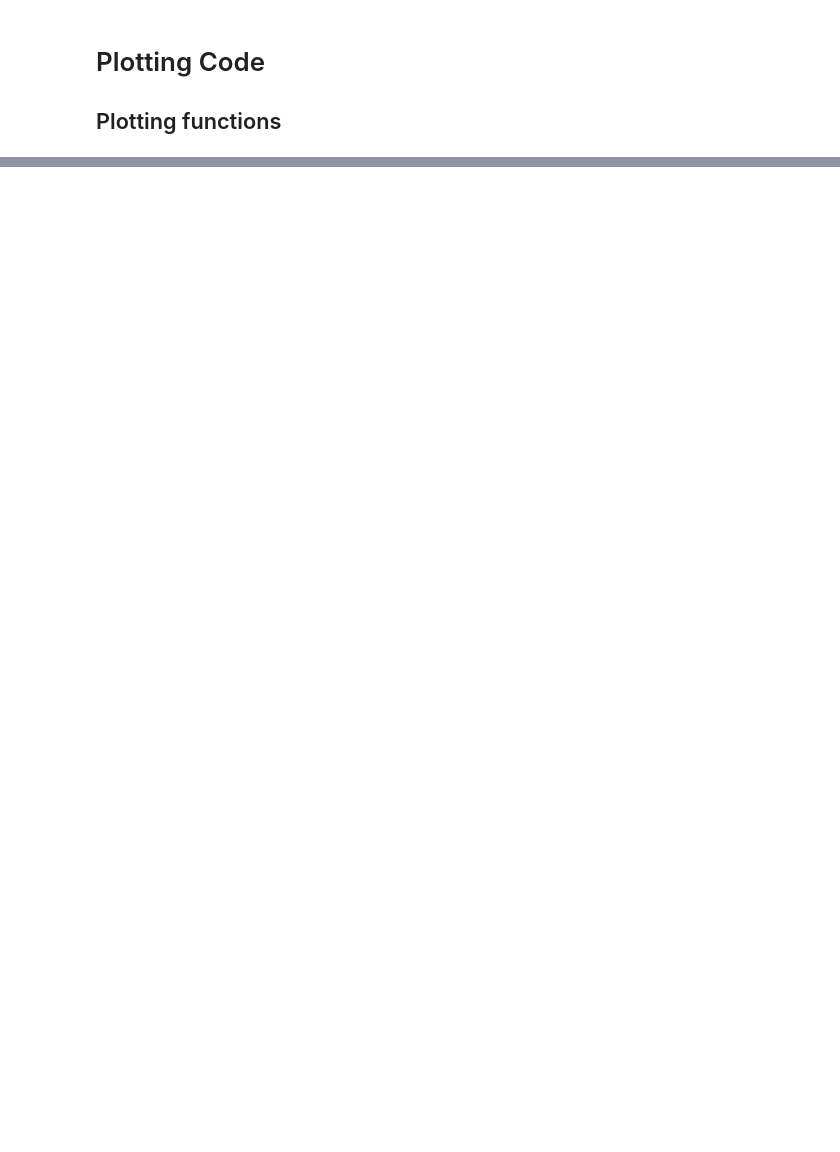
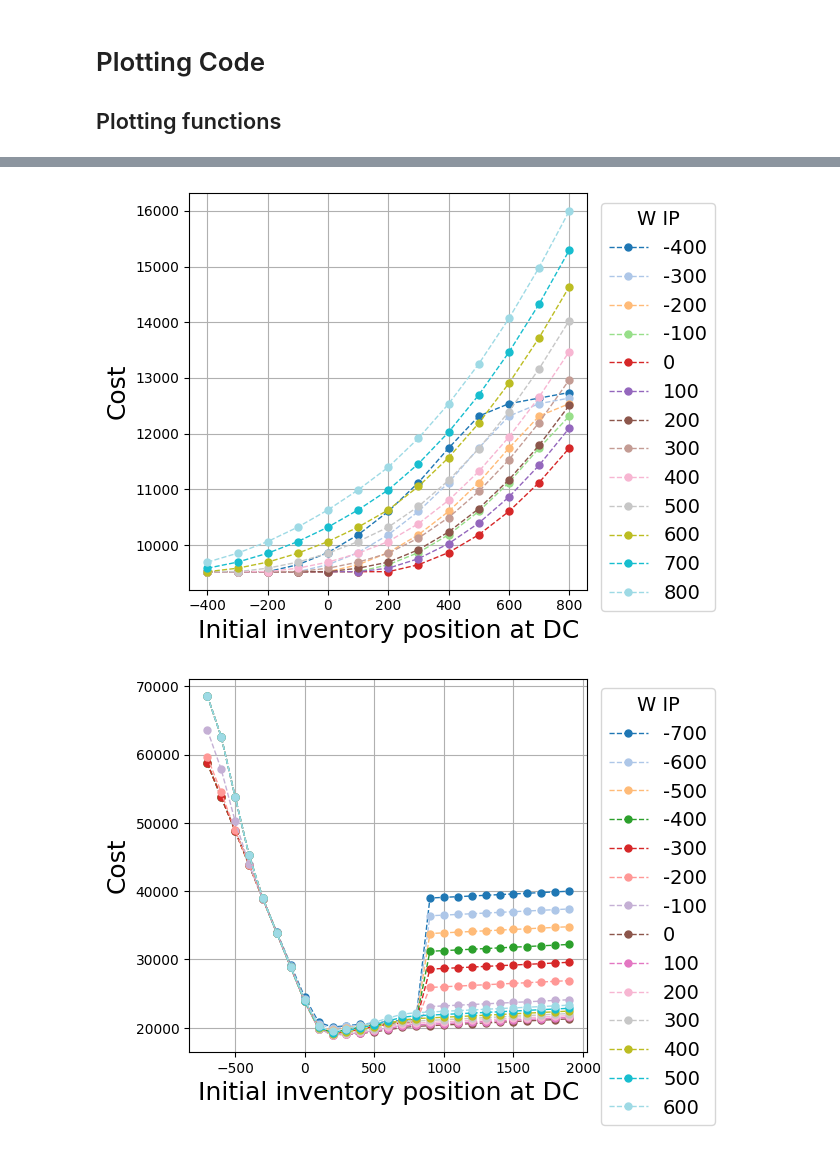
Before and after one commit to turtlesoul25/STOR-i_IM_PhDResearchProposal, a Jupyter notebook: Solve2echLeadMDPs.ipynb, the cells around one changed output, grey strips where cells are left out. Saved outputs shown, nothing was run; the diff lists cells and outputs as text; code cells hidden in the pictures; blank space fills up the shorter version.

```diff
--- a/Solve2echLeadMDPs.ipynb
+++ b/Solve2echLeadMDPs.ipynb
@@ -289,2 +409,18 @@ plot_cost(cL_cost_function, lead_times, 2, bbox_to_anchor=(1,0.8), colour_by="DC
 # %%
-# cL_optimal_policy
+capacity = (-700, 600)
+increment = 100
+lead_times = [0, 0]
+n_ech = 2
+demand_dist = {0: 0.2, 100: 0.6, 200: 0.2}
+max_demand = max(demand_dist.keys())
+hold_costs = [1, 0.5]
+backlog_costs = [50, 25]
+
+# Perform value iteration
+gamma = 0.999
+S, state_idx = create_state_space(capacity, increment, n_ech, max_demand, lead_times)
+A, action_idx = create_action_space(capacity, increment, n_ech, max_demand)
+P = create_P(S, A, state_idx, action_idx, demand_dist, capacity, n_ech, lead_times)
+R = create_R(S, A, state_idx, action_idx, P, demand_dist, hold_costs, backlog_costs, capacity, n_ech, lead_times)
+bellman_eq_cL = cL_value_update_func(S, A, state_idx, action_idx, P, capacity, demand_dist, n_ech, lead_times)
+V_init = dict([(s, 0) for s in S])
@@ -294,0 +495,7 @@ plot_cost(cL_cost_function, lead_times, 2, bbox_to_anchor=(1,0.8), colour_by="DC
+# %%
+plot_cost(c0_costs, [0,0], 2, bbox_to_anchor=(1.01,1), colour_by = "W")
+plot_cost(cL_cost_function, lead_times, 2, bbox_to_anchor=(1.01,1), colour_by = "W")
+plot_cost(c1_costs, [1,1], 2, bbox_to_anchor=(1.01,1), colour_by = "W")
+# %% [output]
+[figure, added]
+[figure, added]
```
Also changed, not shown: parts of 18 cells of this notebook, 8 other files.
